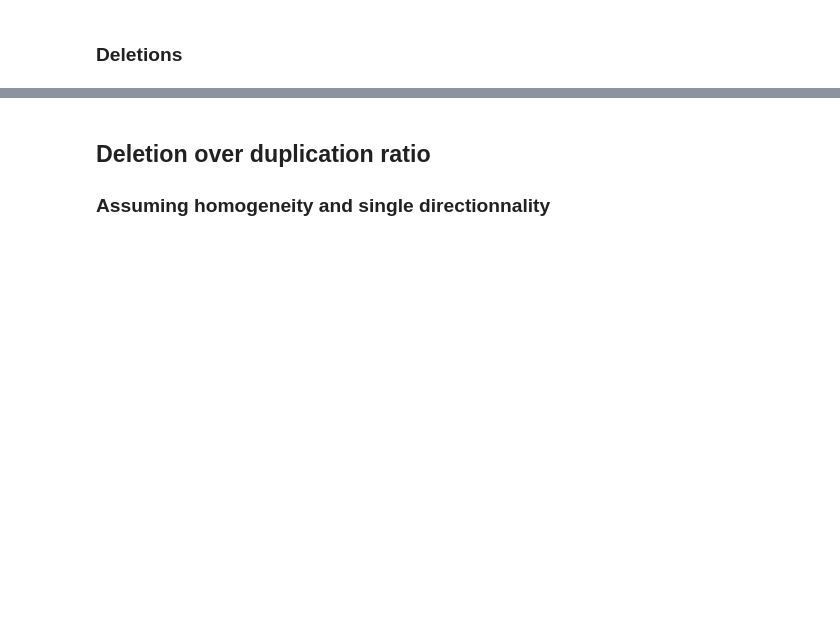
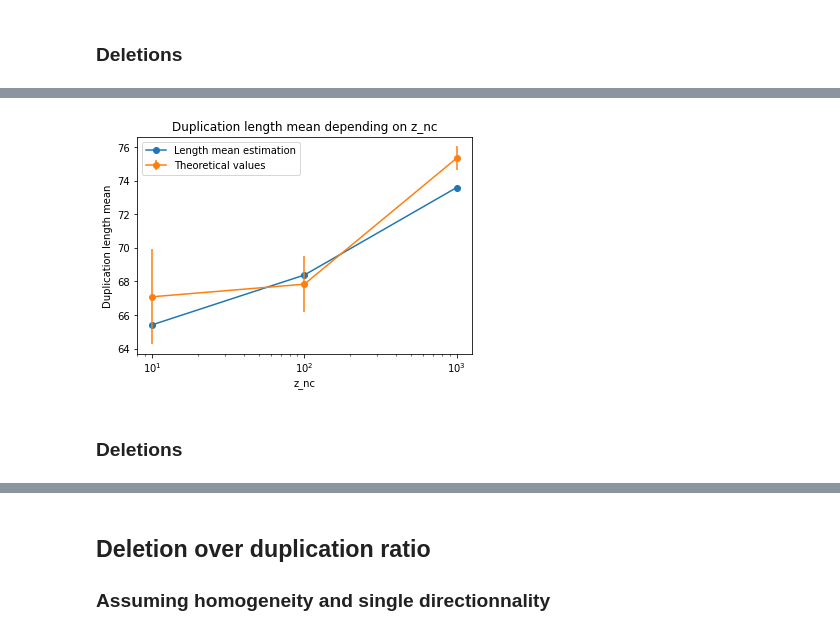
Before and after one commit to Jojobarbarr/AL_predict, a Jupyter notebook: Mutagenese.ipynb, the cells around one changed output, grey strips where cells are left out. Saved outputs shown, nothing was run; the diff lists cells and outputs as text; code cells hidden in the pictures; blank space fills up the shorter version.

```diff
--- a/Mutagenese.ipynb
+++ b/Mutagenese.ipynb
@@ -1001,0 +1228,33 @@ plt.close()
+# %%
+cut = -4  # use to remove extreme values for small neutral mutation numbers.
+
+plt.clf()
+
+plt.plot(
+    results.x_values[:cut],
+    results.length_means[:cut],
+    marker="o",
+    label="Length mean estimation",
+)
+plt.errorbar(
+    results.x_values[:cut],
+    results.theoretical_lengths[:cut],
+    results.length_means_stds[:cut],
+    marker="o",
+    label="Theoretical values",
+)
+
+plt.title(f"Duplication length mean depending on {variable}")
+
+plt.xlabel(f"{variable}")
+plt.xscale("log")
+
+plt.ylabel("Duplication length mean")
+
+plt.legend()
+plt.show()
+plt.close()
+# %% [output]
+[figure, added]
+# %% [markdown]
+### Deletions
```
Also changed, not shown: parts of 72 cells of this notebook, 6 other files.
